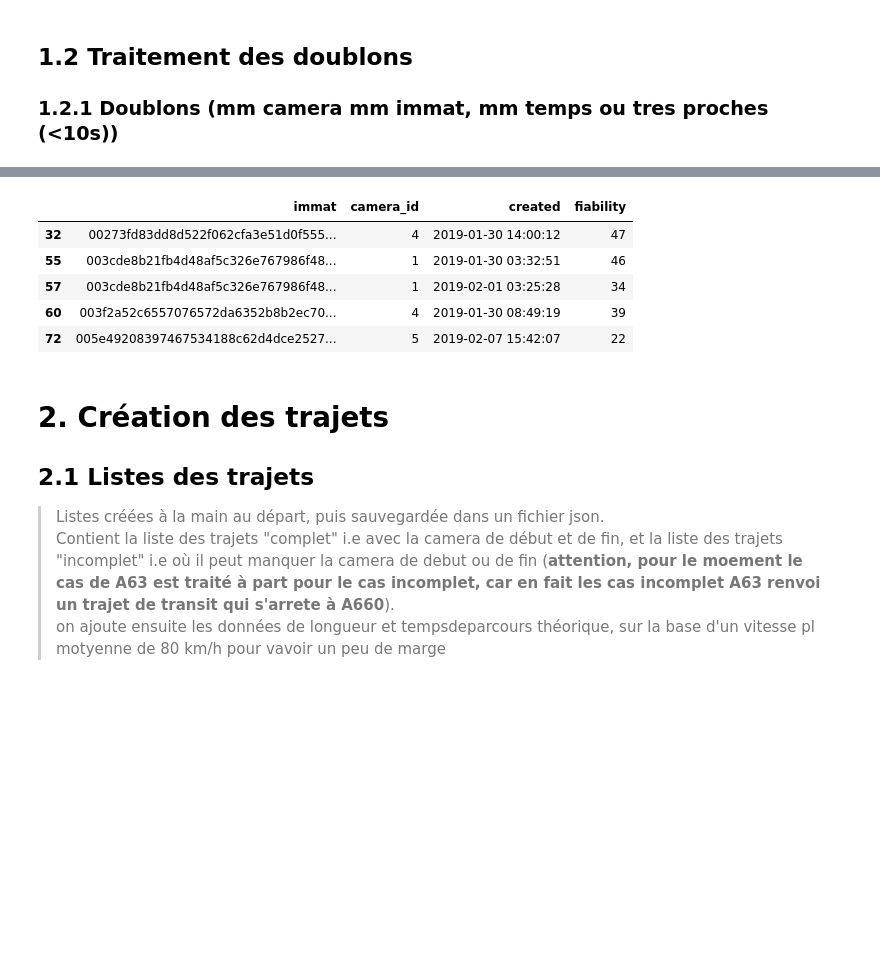
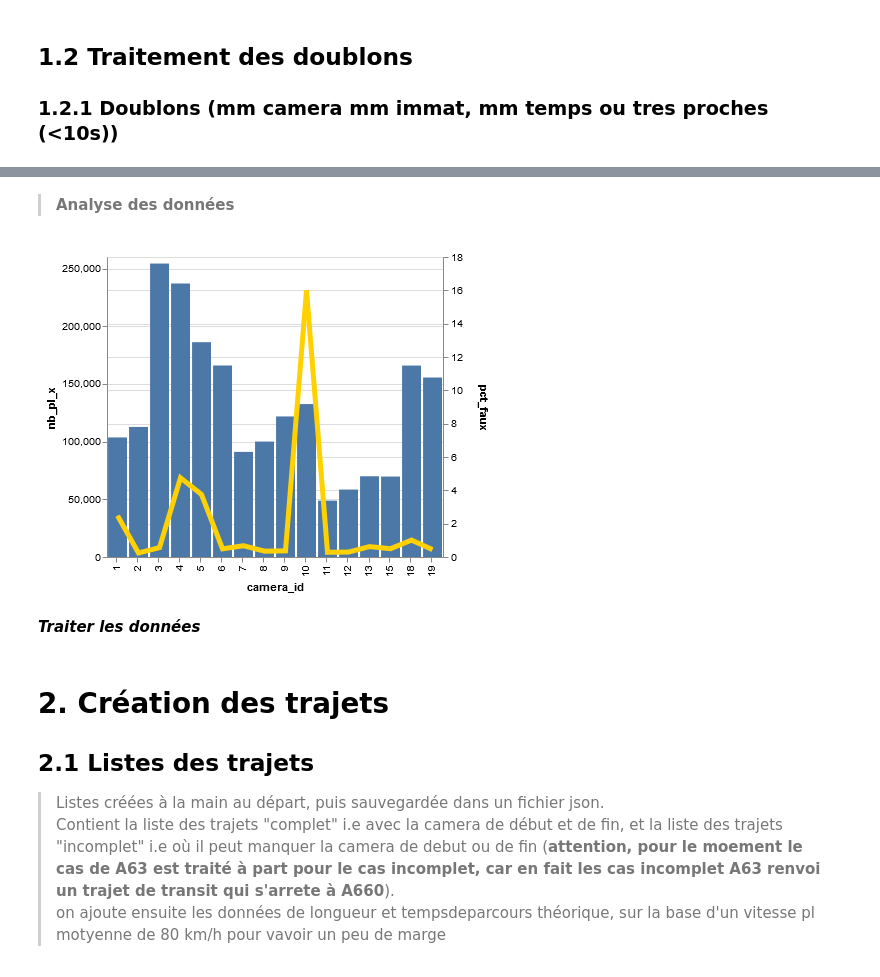
Before and after one commit to nantodevison/lapi, a Jupyter notebook: Carto_Lapi/Analyse/Donnees_brutes.ipynb, the cells around one changed output, grey strips where cells are left out. Saved outputs shown, nothing was run; the diff lists cells and outputs as text; code cells hidden in the pictures; blank space fills up the shorter version.

Commit message:
passages_proches dans donnees_brutes

```diff
--- a/Carto_Lapi/Analyse/Donnees_brutes.ipynb
+++ b/Carto_Lapi/Analyse/Donnees_brutes.ipynb
@@ -120,3 +128,5 @@ groupe_pl_rappro[['liste_passag_faux','liste_created_faux']]
+# %% [markdown]
+>**Analyse des données**
 # %%
 #isoler les passages rapprochés avec une fiabilité foireuse
 #1. reconversion de la df de liste en df de passages uniques par passage paruneliste
@@ -126,13 +136,31 @@ for a in liste :
     for i,l in enumerate(a[1]) :
         liste_inter=[a[0],l,a[2][i],a[3][i]]
         liste_finale.append(liste_inter)
-#2. conversion en df et filtre sur la fiabilité si besoin
+#2. conversion en df
 df_passage_rapproches=pd.DataFrame.from_records(liste_finale, columns=['immat', 'camera_id','created','fiability'])
-df_passage_rapproches.loc[df_passage_rapproches['fiability']<50].head(5)
-# %% [output]
-|  | immat | camera_id | created | fiability |
-| 32 | 00273fd83dd8d522f062cfa3e51d0f555... | 4 | 2019-01-30 14:00:12 | 47 |
-| 55 | 003cde8b21fb4d48af5c326e767986f48... | 1 | 2019-01-30 03:32:51 | 46 |
-| 57 | 003cde8b21fb4d48af5c326e767986f48... | 1 | 2019-02-01 03:25:28 | 34 |
-| 60 | 003f2a52c6557076572da6352b8b2ec70... | 4 | 2019-01-30 08:49:19 | 39 |
-| 72 | 005e49208397467534188c62d4dce2527... | 5 | 2019-02-07 15:42:07 | 22 |
+# %%
+#analyse des cameras concernée
+#nb de pl par camera
+liste=zip(groupe_pl.index.tolist(),groupe_pl.camera_id.tolist(),groupe_pl.created.tolist())
+liste_finale=[]
+for a in liste :
+    for i,l in enumerate(a[1]) :
+        liste_inter=[a[0],l,a[2][i]]
+        liste_finale.append(liste_inter)
+df_pl=pd.DataFrame.from_records(liste_finale, columns=['immat', 'camera_id','created'])
+nb_pl_cam=df_pl.groupby('camera_id').count()['immat'].reset_index().rename(columns={'immat':'nb_pl'})
+nb_pl_cam['type']='tot'
+#nb_pl faux par cam
+nb_passage_faux_cam=df_passage_rapproches.groupby('camera_id').count()['immat'].reset_index().rename(columns={'immat':'nb_pl'})
+nb_passage_faux_cam['type']='faux'
+# %%
+#jointure
+jointure=nb_pl_cam.merge(nb_passage_faux_cam, on='camera_id')
+jointure['pct_faux']=jointure.apply(lambda x: x['nb_pl_y']/x['nb_pl_x']*100,axis=1)
+# %%
+base=alt.Chart(jointure).encode(x='camera_id:N')
+bar=base.mark_bar().encode(y='nb_pl_x:Q')
+line=base.mark_line(color="#ffd100", strokeWidth=5).encode(y='pct_faux:Q')
+(bar+line).resolve_scale(y='independent')
+# %% [output]
+[figure, added]
@@ -139,3 +170,5 @@ df_passage_rapproches.loc[df_passage_rapproches['fiability']<50].head(5)
+# %% [markdown]
+***Traiter les données***
 # %%
 #filtrer le df_3semaines selon les passages trop proches, ou juste les passages trop proche de fiabilité foiriruse :
 df_3semaine_filtre=df_3semaines.loc[~df_3semaines.reset_index().set_index(['immat', 'camera_id','created']).index.isin(
```
Also changed, not shown: parts of 16 cells of this notebook, 1 other file.
